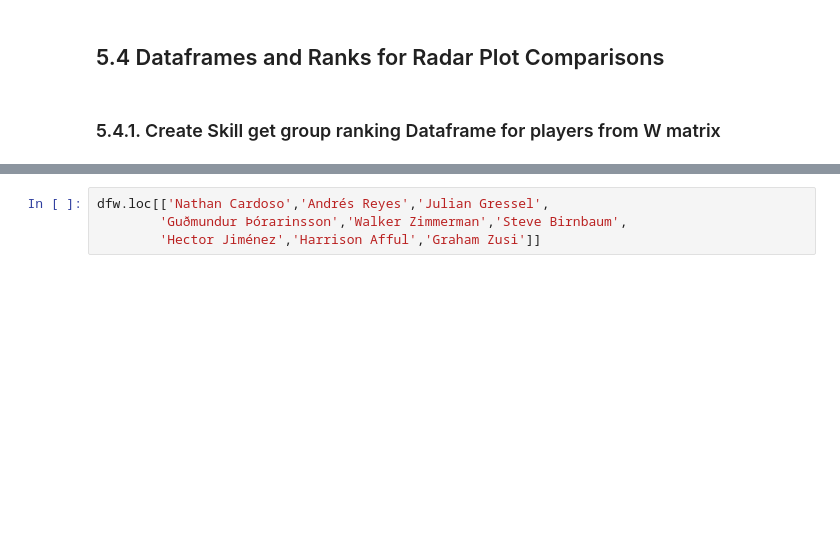
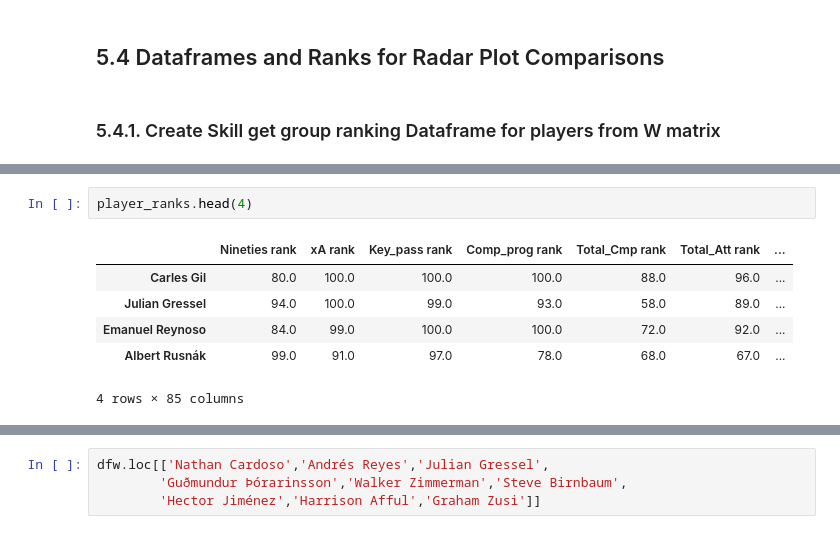
Before and after one commit to misterrustia/MLS_clustering_Captsone, a Jupyter notebook: notebooks/5_modeling.ipynb, the cells around one changed output, grey strips where cells are left out. Cells and saved outputs as stored; diff of their text form; blank space fills up the shorter version.

```diff
--- a/notebooks/5_modeling.ipynb
+++ b/notebooks/5_modeling.ipynb
@@ -241,3 +265,12 @@ plt.savefig('../data/images/NMF_clusters_PCA.jpeg')
+# %%
+player_ranks.head(4)
+# %% [output]
+|  | Nineties rank | xA rank | Key_pass rank | Comp_prog rank | Total_Cmp rank | Total_Att rank | ... |
+| Carles Gil | 80.0 | 100.0 | 100.0 | 100.0 | 88.0 | 96.0 | ... |
+| Julian Gressel | 94.0 | 100.0 | 99.0 | 93.0 | 58.0 | 89.0 | ... |
+| Emanuel Reynoso | 84.0 | 99.0 | 100.0 | 100.0 | 72.0 | 92.0 | ... |
+| Albert Rusnák | 99.0 | 91.0 | 97.0 | 78.0 | 68.0 | 67.0 | ... |
+4 rows × 85 columns
 # %%
 skill_sets = pd.read_csv('../data/skill_sets.csv')
 columns =['Defensive passing','Dribbling','Defensive actions','Short passing','Playing time','Tackling','Attacking play','Passing volume','Progressive passing']
```
Also changed, not shown: parts of 26 cells of this notebook, 4 other files.
